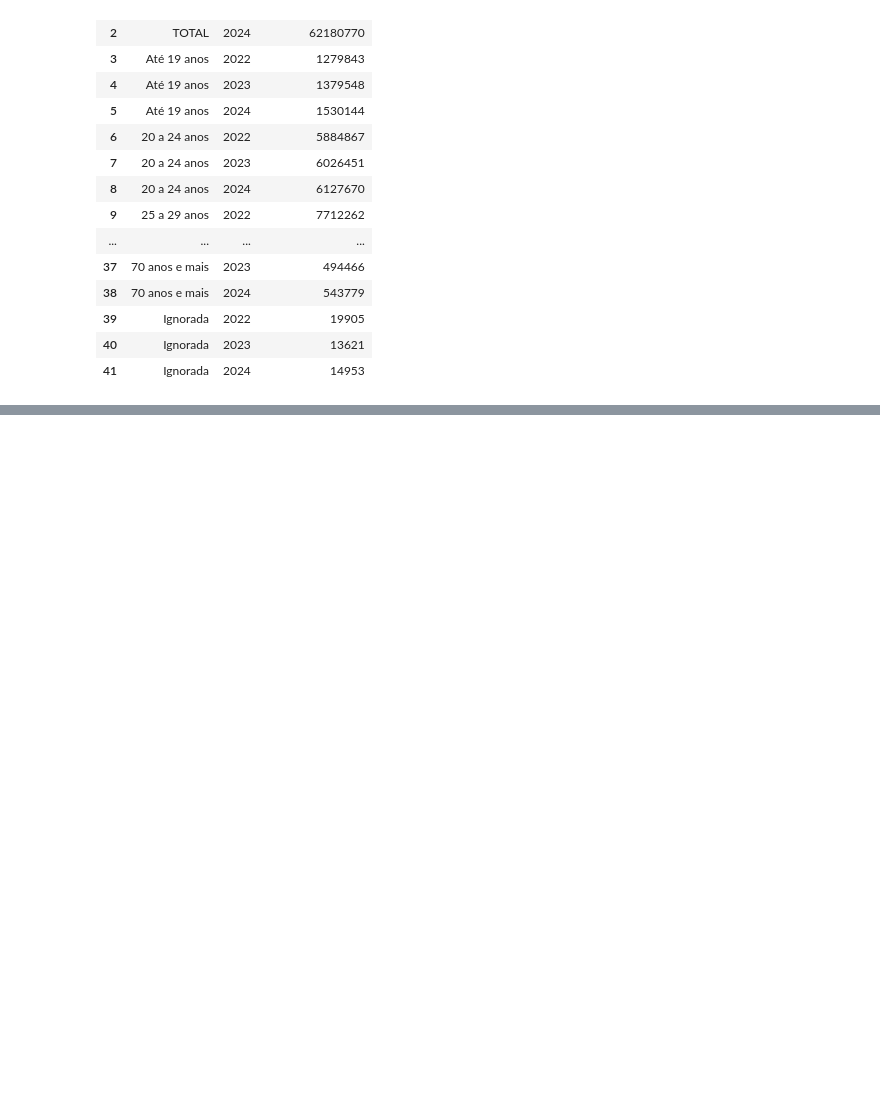
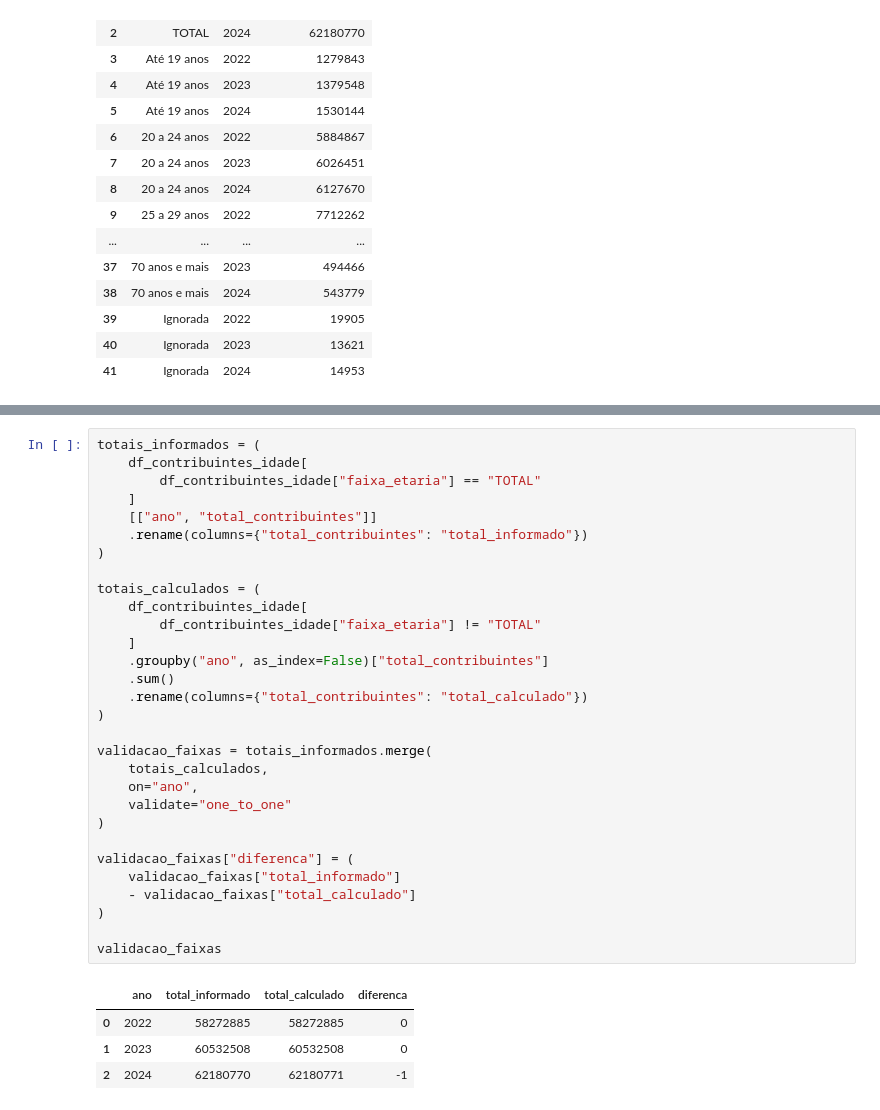
Before and after one commit to Andersonph/Estudo_Dados_Demografico, a Jupyter notebook: Demografia_Previdencia/03_gold.ipynb, the cells around one changed output, grey strips where cells are left out. Drawn from its saved outputs; the diff is of its cells as text; blank space fills up the shorter version.

```diff
--- a/Demografia_Previdencia/03_gold.ipynb
+++ b/Demografia_Previdencia/03_gold.ipynb
@@ -672,0 +681,35 @@ df_contribuintes_idade[
+# %%
+totais_informados = (
+    df_contribuintes_idade[
+        df_contribuintes_idade["faixa_etaria"] == "TOTAL"
+    ]
+    [["ano", "total_contribuintes"]]
+    .rename(columns={"total_contribuintes": "total_informado"})
+)
+
+totais_calculados = (
+    df_contribuintes_idade[
+        df_contribuintes_idade["faixa_etaria"] != "TOTAL"
+    ]
+    .groupby("ano", as_index=False)["total_contribuintes"]
+    .sum()
+    .rename(columns={"total_contribuintes": "total_calculado"})
+)
+
+validacao_faixas = totais_informados.merge(
+    totais_calculados,
+    on="ano",
+    validate="one_to_one"
+)
+
+validacao_faixas["diferenca"] = (
+    validacao_faixas["total_informado"]
+    - validacao_faixas["total_calculado"]
+)
+
+validacao_faixas
+# %% [output]
+|  | ano | total_informado | total_calculado | diferenca |
+| 0 | 2022 | 58272885 | 58272885 | 0 |
+| 1 | 2023 | 60532508 | 60532508 | 0 |
+| 2 | 2024 | 62180770 | 62180771 | -1 |
```
Also changed, not shown: parts of 25 cells of this notebook, 6 other files.
